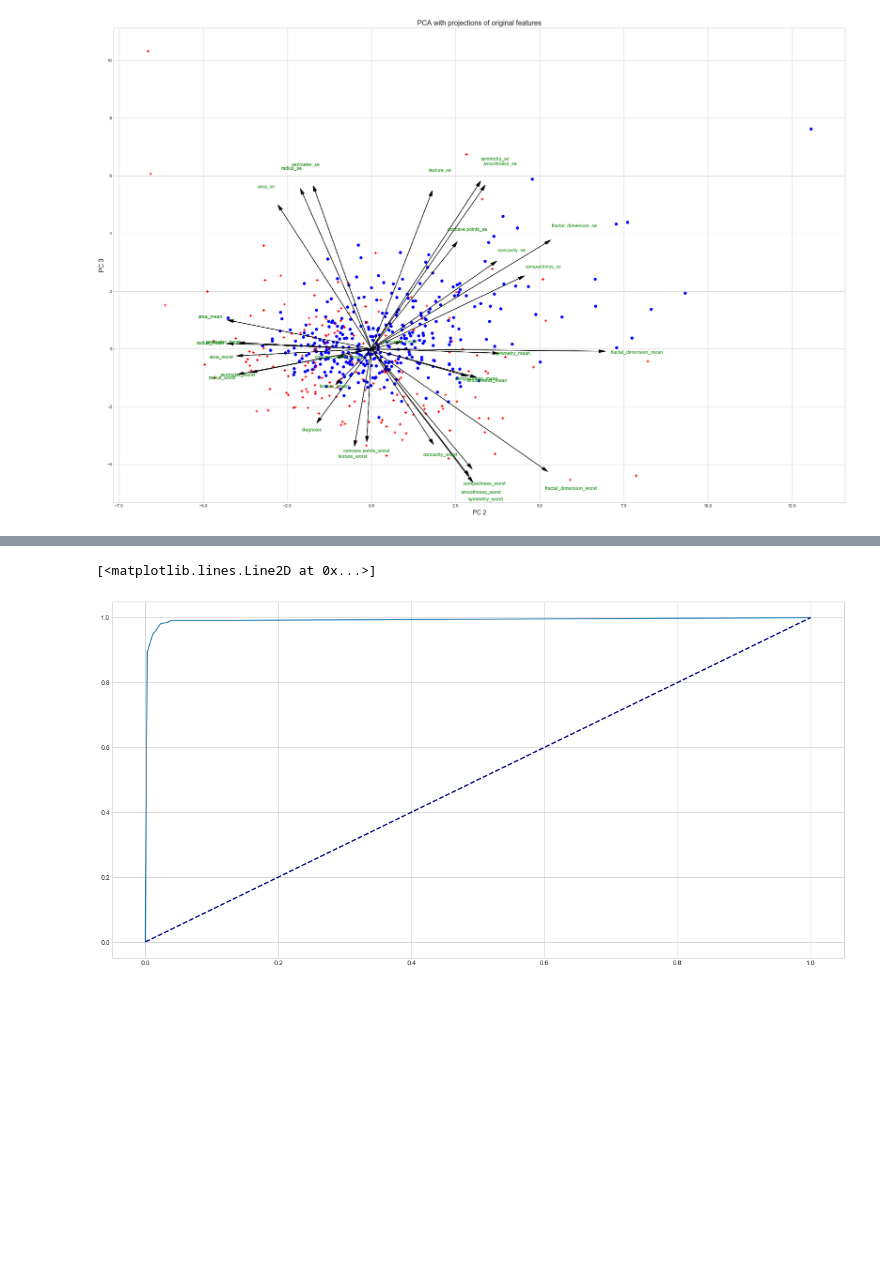
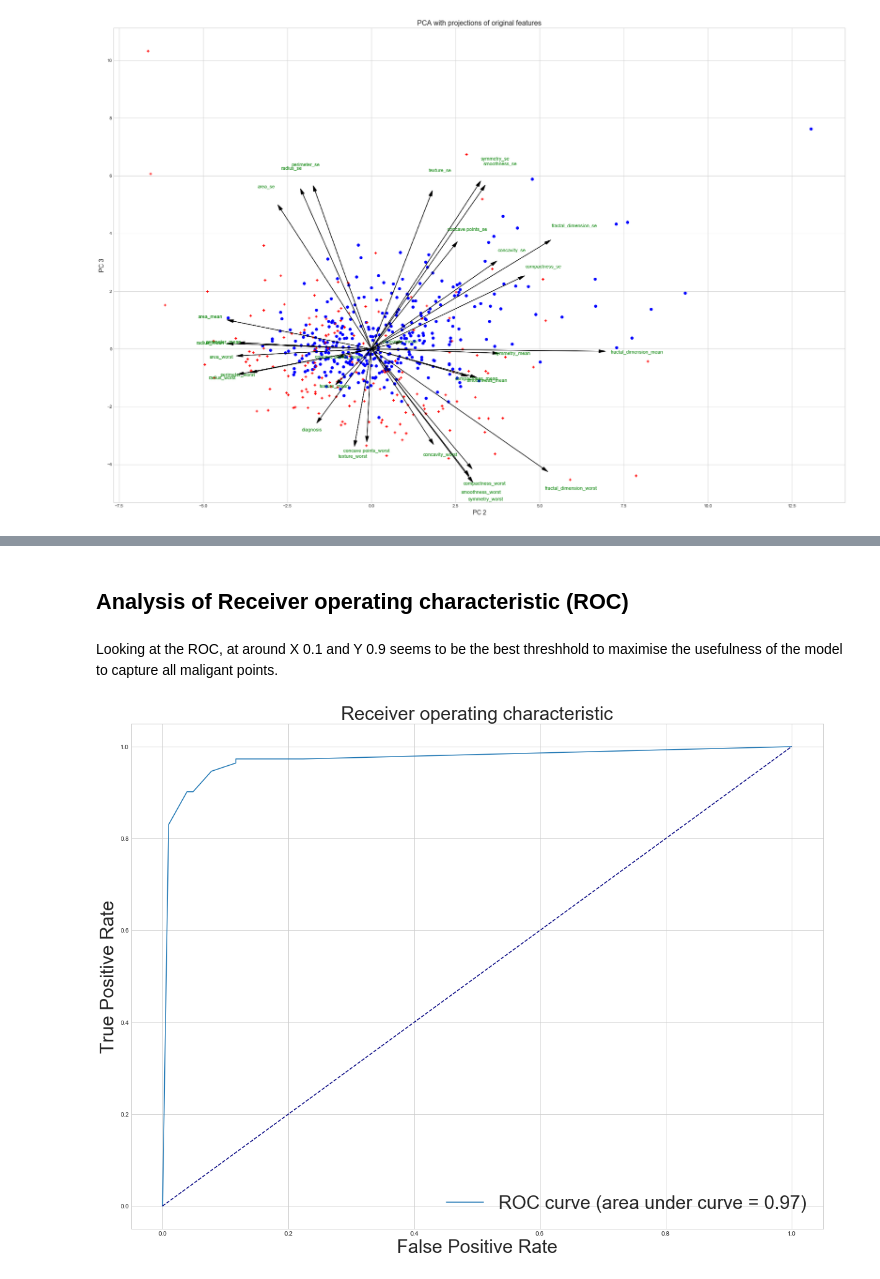
Before and after one commit to BenjaminIsaac0111/Cancer-Prediction-Model, a Jupyter notebook: Cancer Prediction.ipynb, the cells around one changed output, grey strips where cells are left out. Drawn from its saved outputs; the diff is of its cells as text; code cells hidden in the pictures; blank space fills up the shorter version.

```diff
--- a/Cancer Prediction.ipynb
+++ b/Cancer Prediction.ipynb
@@ -475,9 +458,20 @@ array([0, 0, 0, 0, 0, 0, 0, 0, 0, 0, 0, 0, 0, 0, 0, 0, 0, 0, 0, 0, 0, 0,
+# %% [markdown]
+## Analysis of Receiver operating characteristic (ROC)
 # %%
-fpr, tpr, thresholds = roc_curve(Y, y_scores[:,1])
-roc_auc = roc_auc_score(Y,y_scores[:,1])
-plt.figure(figsize=(20,10))
-plt.plot(fpr, tpr, label='ROC curve (area = %0.2f)' % roc_auc)
-plt.plot([0, 1], [0, 1], color='navy', lw=lw, linestyle='--')
+def plot_roc_curve(clf,X,Y):
+    y_scores = clf.predict_proba(X)
+    fpr, tpr, thresholds = roc_curve(Y, y_scores[:,1])
+    roc_auc = roc_auc_score(Y,y_scores[:,1])
+    plt.title('Receiver operating characteristic', fontsize=30)
+    plt.xlabel('False Positive Rate', fontsize=30)
+    plt.ylabel('True Positive Rate', fontsize=30)
+    plt.plot(fpr, tpr, label='ROC curve (area under curve = %0.2f)' % roc_auc)
+    plt.plot([0, 1], [0, 1], color='navy', linestyle='--')
+    plt.legend(loc="lower right", prop={'size': 30})
-# %% [output]
-[<matplotlib.lines.Line2D at 0x...>]
-[figure, removed]
+# %% [markdown]
+Looking at the ROC, at around X 0.1 and Y 0.9 seems to be the best threshhold to maximise the usefulness of the model to capture all maligant points.
+# %%
+plt.figure(figsize=(20,15))
+plot_roc_curve(clf_rf_0, X_test ,Y_test)
+# %% [output]
+[figure, added]
```
Also changed, not shown: parts of 6 cells of this notebook.
